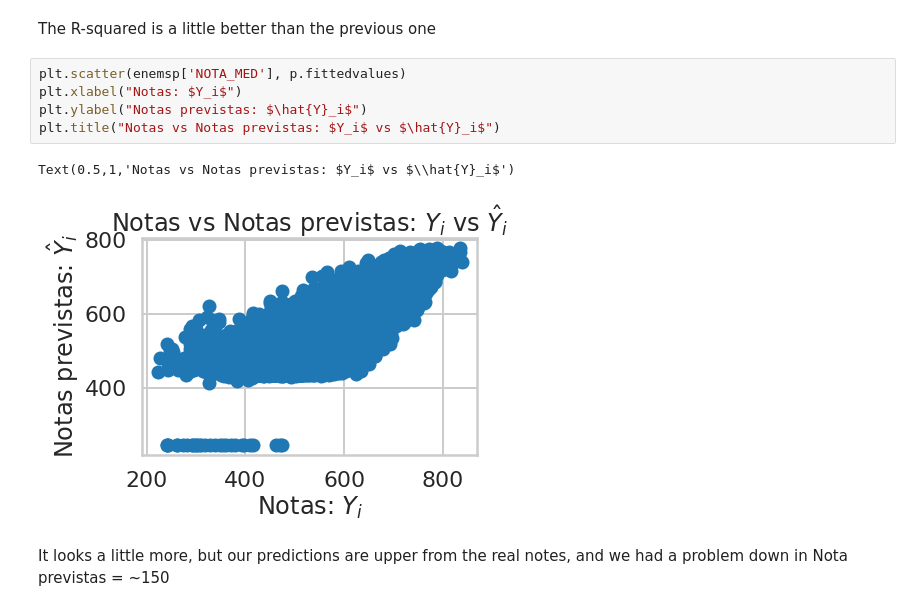
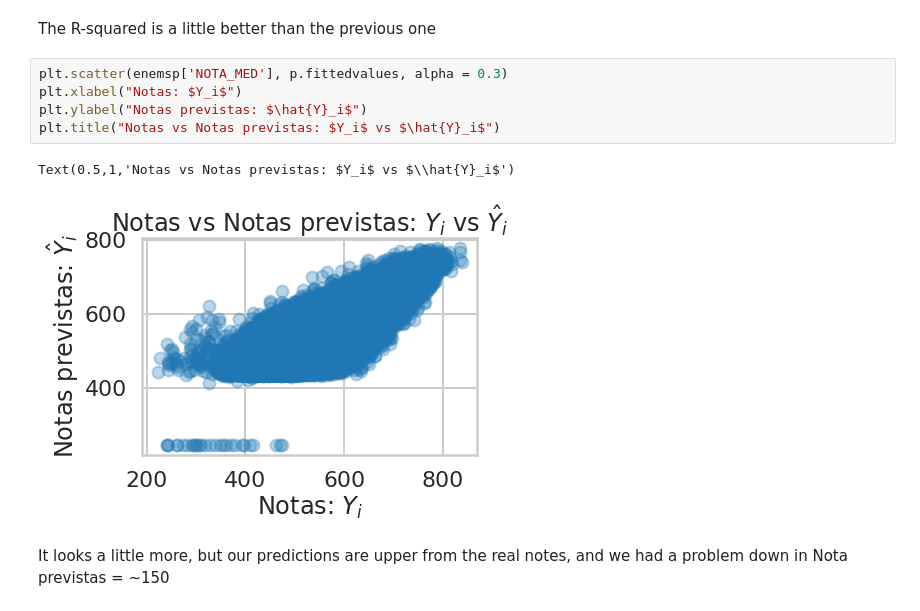
Before and after one commit to GiovaniValdrighi/DataScience_IC, a Jupyter notebook: regression_models.ipynb, the cells around one changed output. Saved outputs shown, nothing was run; the diff lists cells and outputs as text.

```diff
--- a/regression_models.ipynb
+++ b/regression_models.ipynb
@@ -146,13 +146,13 @@ strong multicollinearity or other numerical problems.
 # %% [markdown]
 The R-squared is a little better than the previous one
 # %%
-plt.scatter(enemsp['NOTA_MED'], p.fittedvalues)
+plt.scatter(enemsp['NOTA_MED'], p.fittedvalues, alpha = 0.3)
 plt.xlabel("Notas: $Y_i$")
 plt.ylabel("Notas previstas: $\hat{Y}_i$")
 plt.title("Notas vs Notas previstas: $Y_i$ vs $\hat{Y}_i$")
 # %% [output]
 Text(0.5,1,'Notas vs Notas previstas: $Y_i$ vs $\\hat{Y}_i$')
-[figure, old version]
+[figure, new version]
 # %% [markdown]
 It looks a little more, but our predictions are upper from the real notes, and we had a problem down in Nota previstas = ~150
 # %%
```
Also changed, not shown: parts of 17 cells of this notebook.
